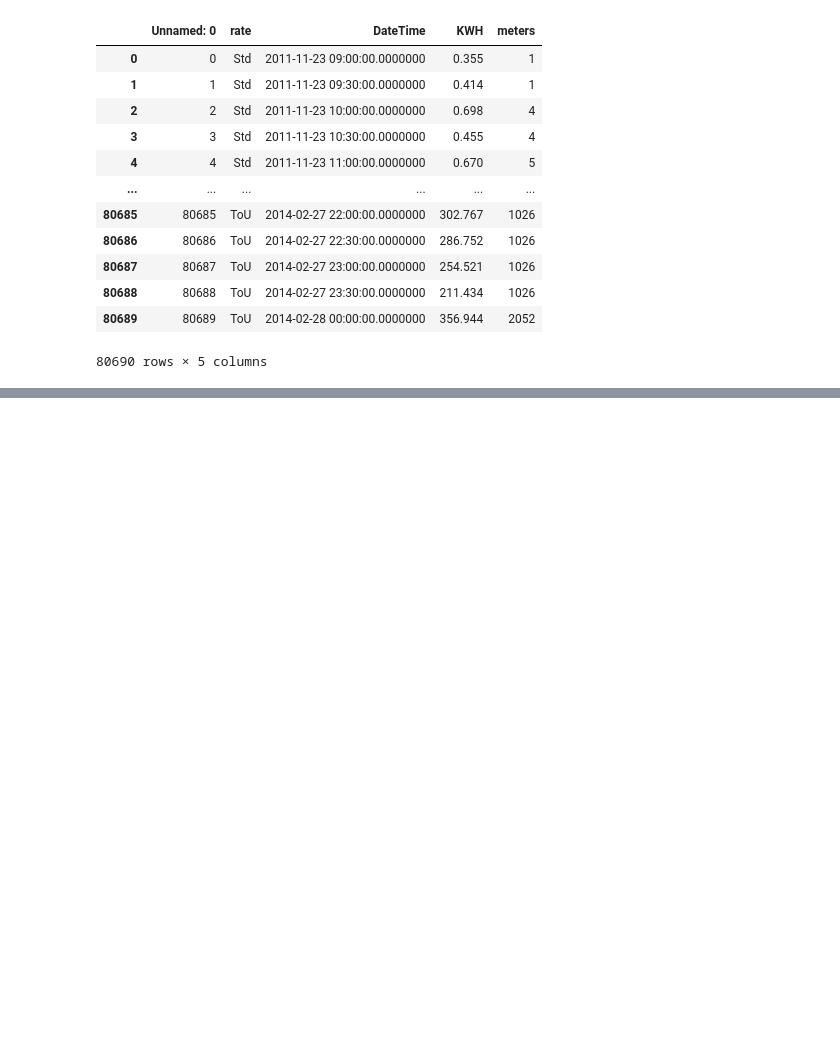
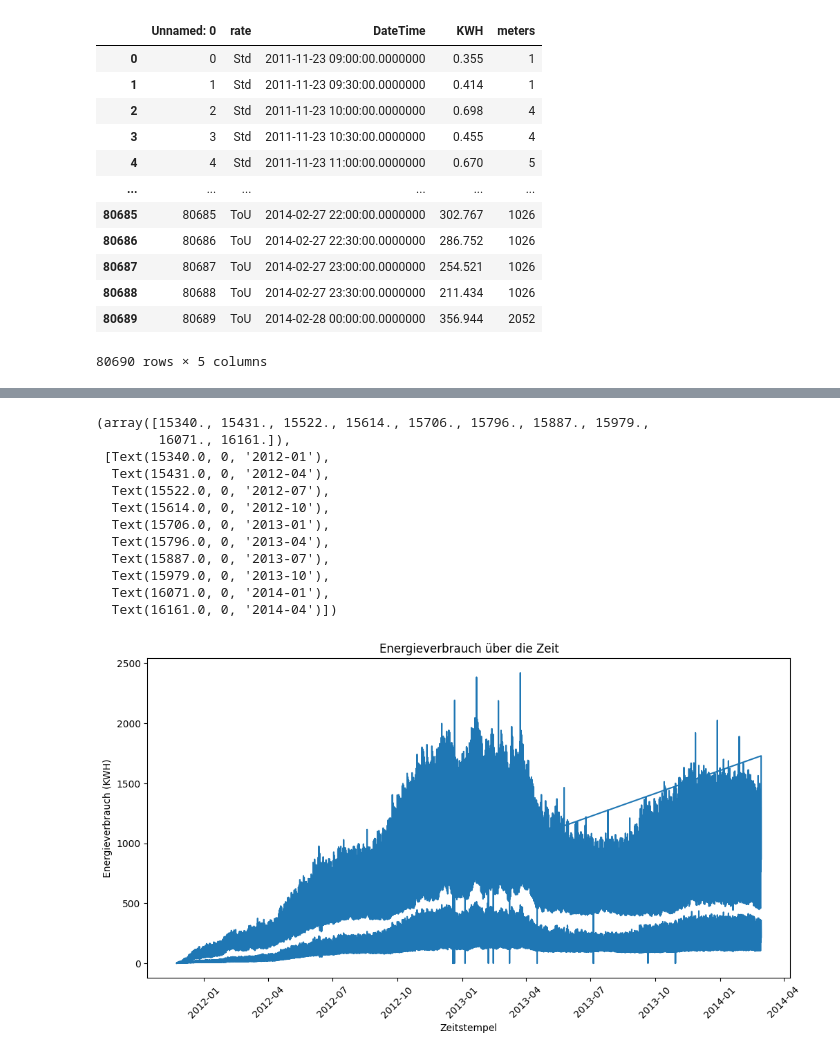
Before and after one commit to NicoBrn03/DaBi-Projektarbeit, a Jupyter notebook: Arbeitsblatt 1 .ipynb, the cells around one changed output, grey strips where cells are left out. Saved outputs shown, nothing was run; the diff lists cells and outputs as text; code cells hidden in the pictures; blank space fills up the shorter version.

Commit message:
Aufgabe 1-3

```diff
--- a/Arbeitsblatt 1 .ipynb
+++ b/Arbeitsblatt 1 .ipynb
@@ -43,2 +33,22 @@ data['DateTime'] = pd.to_datetime(data['DateTime'], format='mixed')
 # %%
-#Aufgabe 1: Prüfen Sie den Energieverbrauch auf Trends und Periodizität, trennen Sie die verschiedenen Bestandteile und visualisieren Sie sie geeigneter Weise.
+#Visualisierung des Energieverbrauchs über die Zeit
+plt.figure(figsize=(12, 6))
+plt.plot(data["DateTime"], data["KWH"])
+plt.xlabel("Zeitstempel")
+plt.ylabel("Energieverbrauch (KWH)")
+plt.title("Energieverbrauch über die Zeit")
+plt.xticks(rotation=45)
+# %% [output]
+(array([15340., 15431., 15522., 15614., 15706., 15796., 15887., 15979.,
+        16071., 16161.]),
+ [Text(15340.0, 0, '2012-01'),
+  Text(15431.0, 0, '2012-04'),
+  Text(15522.0, 0, '2012-07'),
+  Text(15614.0, 0, '2012-10'),
+  Text(15706.0, 0, '2013-01'),
+  Text(15796.0, 0, '2013-04'),
+  Text(15887.0, 0, '2013-07'),
+  Text(15979.0, 0, '2013-10'),
+  Text(16071.0, 0, '2014-01'),
+  Text(16161.0, 0, '2014-04')])
+[figure, added]
```
Also changed, not shown: parts of 8 cells of this notebook.
